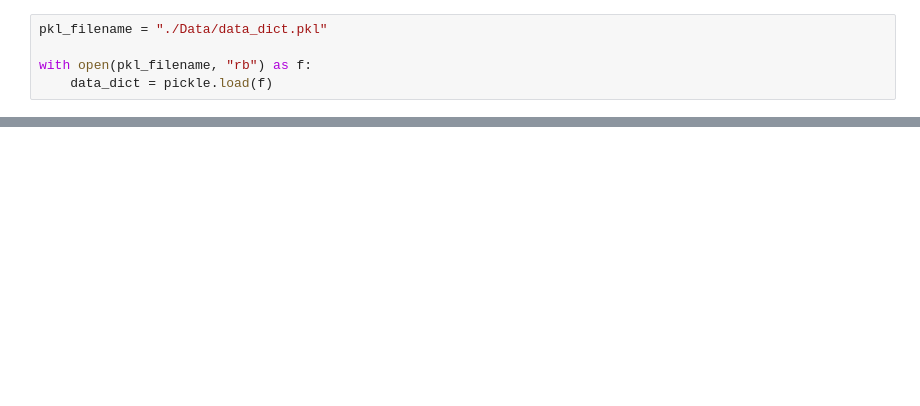
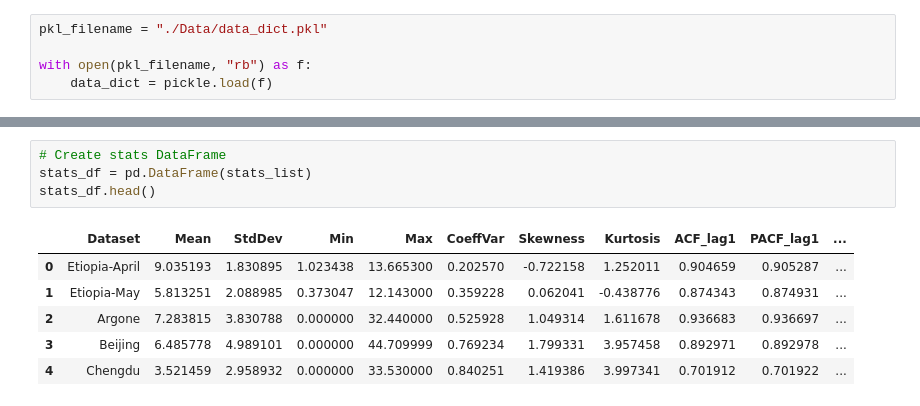
Before and after one commit to ealeongomez/RFF-HBO-TSF, a Jupyter notebook: Statistical_Analysis.ipynb, the cells around one changed output, grey strips where cells are left out. Drawn from its saved outputs; the diff is of its cells as text; blank space fills up the shorter version.

```diff
--- a/Statistical_Analysis.ipynb
+++ b/Statistical_Analysis.ipynb
@@ -30,0 +85,11 @@ print(stats_df)
+# %%
+# Create stats DataFrame
+stats_df = pd.DataFrame(stats_list)
+stats_df.head()
+# %% [output]
+|  | Dataset | Mean | StdDev | Min | Max | CoeffVar | Skewness | Kurtosis | ACF_lag1 | PACF_lag1 | ... |
+| 0 | Etiopia-April | 9.035193 | 1.830895 | 1.023438 | 13.665300 | 0.202570 | -0.722158 | 1.252011 | 0.904659 | 0.905287 | ... |
+| 1 | Etiopia-May | 5.813251 | 2.088985 | 0.373047 | 12.143000 | 0.359228 | 0.062041 | -0.438776 | 0.874343 | 0.874931 | ... |
+| 2 | Argone | 7.283815 | 3.830788 | 0.000000 | 32.440000 | 0.525928 | 1.049314 | 1.611678 | 0.936683 | 0.936697 | ... |
+| 3 | Beijing | 6.485778 | 4.989101 | 0.000000 | 44.709999 | 0.769234 | 1.799331 | 3.957458 | 0.892971 | 0.892978 | ... |
+| 4 | Chengdu | 3.521459 | 2.958932 | 0.000000 | 33.530000 | 0.840251 | 1.419386 | 3.997341 | 0.701912 | 0.701922 | ... |
```
Also changed, not shown: parts of 5 cells of this notebook.
